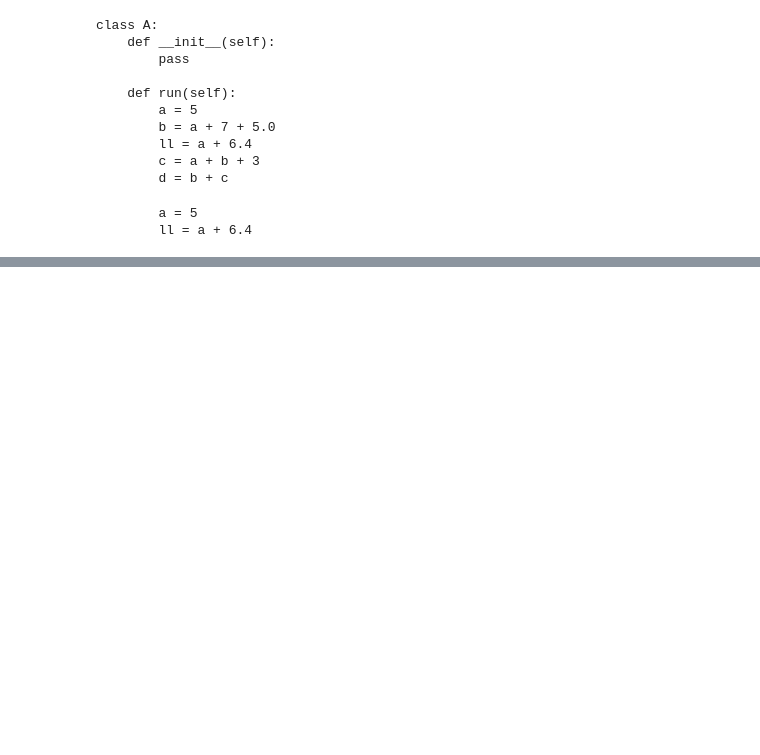
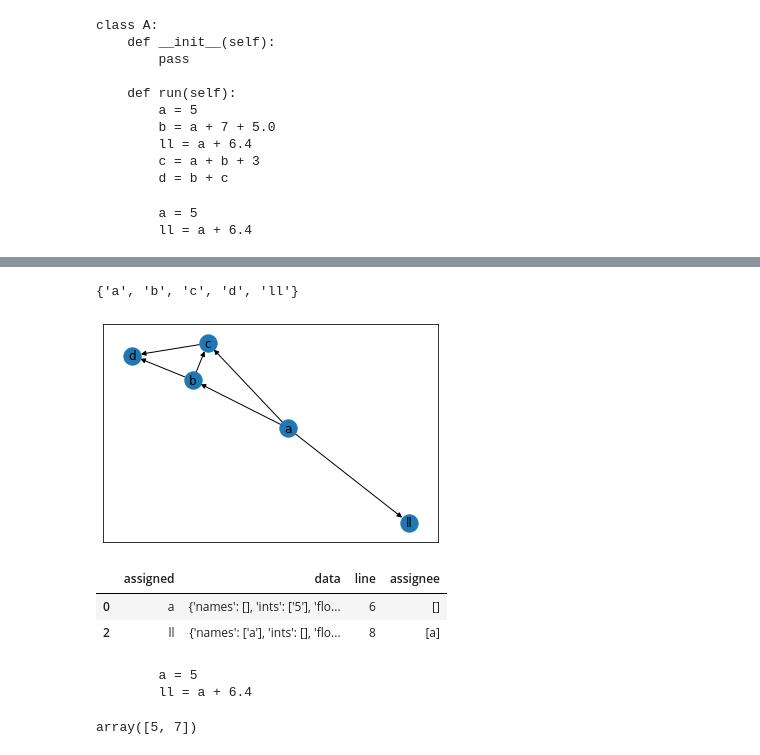
Before and after one commit to erez-aharonov/alkh, a Jupyter notebook: notebooks/explain_var.ipynb, the cells around one changed output, grey strips where cells are left out. Drawn from its saved outputs; the diff is of its cells as text; code cells hidden in the pictures; blank space fills up the shorter version.

```diff
--- a/notebooks/explain_var.ipynb
+++ b/notebooks/explain_var.ipynb
@@ -491,0 +367,13 @@ print(html)
+# %%
+class FunctionCollector(cst.CSTVisitor):
+    METADATA_DEPENDENCIES = (cst.metadata.PositionProvider,)
+    def __init__(self):
+        self._names: List[str] = []
+        self.names: List[str] = []
+
+    def visit_Assign(self, node: cst.FunctionDef) -> None:
+        pos = self.get_metadata(cst.metadata.PositionProvider, node).start
+        collector = ValueCollector()
+        node.value.visit(collector)
+        value_dict = {'names': collector.names, 'ints': collector.ints, 'floats': collector.floats}
+        self.names.append((node.targets[0].target.value, value_dict, pos.line))
@@ -491,0 +395,9 @@ print(html)
+# %%
+file_cst = cst.parse_module(open(file_path, 'r').read())
+visitor = FunctionCollector()
+wrapper = cst.metadata.MetadataWrapper(file_cst)
+jj = wrapper.visit(visitor)
+# %%
+b = pd.DataFrame(visitor.names, columns=['assigned', 'data', 'line'])
+b['assignee'] = b['data'].apply(lambda x: x['names'])
+b
@@ -491,0 +411,34 @@ print(html)
+# %%
+var_names = set(list(b['assignee'].explode().dropna().unique()) + list(b['assigned'].unique()))
+var_names
+# %% [output]
+{'a', 'b', 'c', 'd', 'll'}
+# %%
+dg = nx.DiGraph()
+for name in var_names:
+    dg.add_node(name)
+for index, a_series in b.iterrows():
+    if a_series['assignee']:
+        for assignee in a_series['assignee']:
+            dg.add_edge(assignee, a_series['assigned'])
+nx.draw_networkx(dg)
+# %% [output]
+[figure, added]
+# %%
+var_name = 'll'
+ancestors = nx.ancestors(dg, var_name)
+c = b[b['assigned'].isin(ancestors.union(set([var_name])))]
+c
+# %% [output]
+|  | assigned | data | line | assignee |
+| 0 | a | {'names': [], 'ints': ['5'], 'flo... | 6 | [] |
+| 2 | ll | {'names': ['a'], 'ints': [], 'flo... | 8 | [a] |
+# %%
+print("".join(np.array(open(file_path, 'r').readlines())[c['line'].values- 1]))
+# %% [output]
+        a = 5
+        ll = a + 6.4
+# %%
+c['line'].values- 1
+# %% [output]
+array([5, 7])
```
Also changed, not shown: parts of 10 cells of this notebook.
